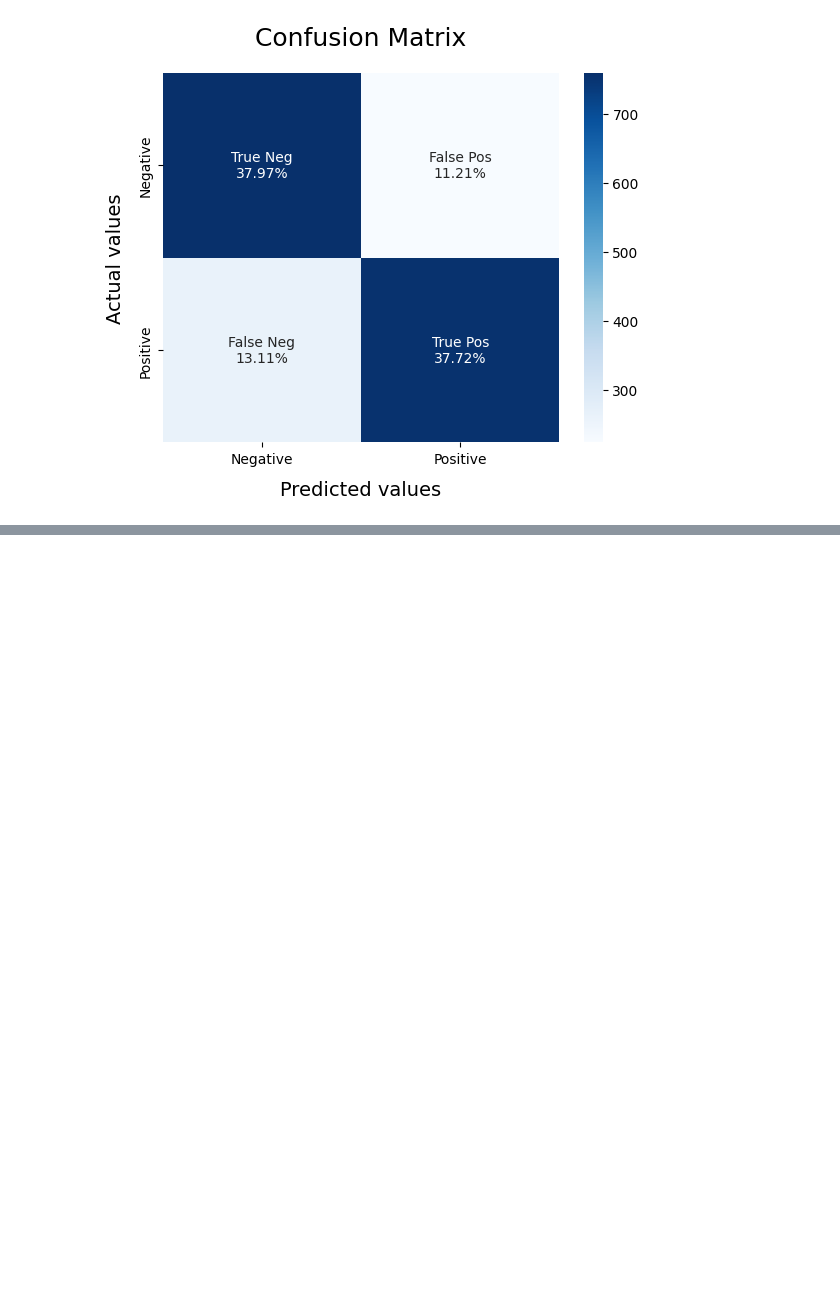
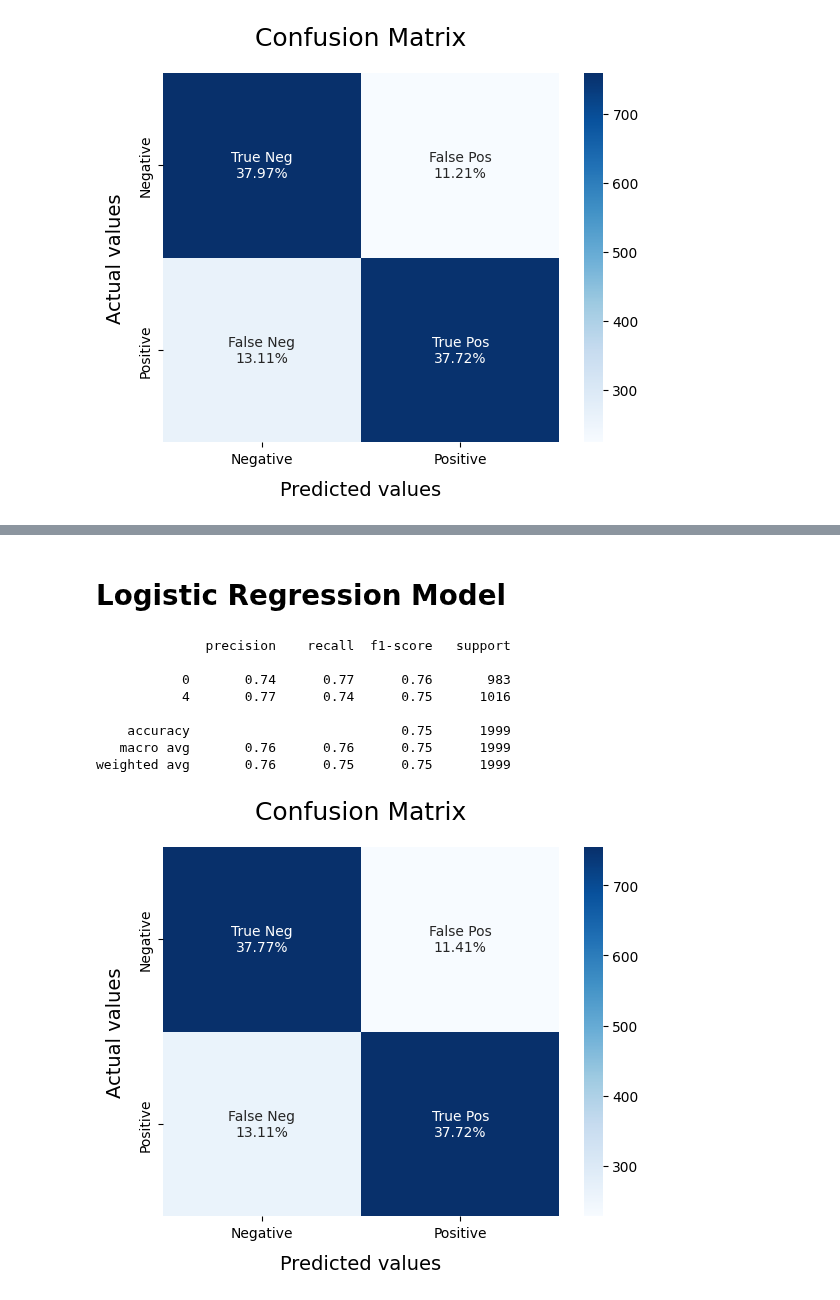
Before and after one commit to thaaoliveira1/Sentiment-Analysis-Twitter-Python, a Jupyter notebook: Bernouill_Regression_SVC.ipynb, the cells around one changed output, grey strips where cells are left out. Drawn from its saved outputs; the diff is of its cells as text; code cells hidden in the pictures; blank space fills up the shorter version.

Commit message:
:white_check_mark: added code for SVC logistic regression and bernouill

```diff
--- a/Bernouill_Regression_SVC.ipynb
+++ b/Bernouill_Regression_SVC.ipynb
@@ -131,0 +146,16 @@ A função bernouill.fit pede uma matriz sparsa e um array n shape. X_train é u
+# %% [markdown]
+# Logistic Regression Model
+# %%
+LRmodel = LogisticRegression(C = 2, max_iter = 1000, n_jobs=-1)
+LRmodel.fit(X_train_vec, y_train)
+model_Evaluate(LRmodel)
+# %% [output]
+              precision    recall  f1-score   support
+
+           0       0.74      0.77      0.76       983
+           4       0.77      0.74      0.75      1016
+
+    accuracy                           0.75      1999
+   macro avg       0.76      0.76      0.75      1999
+weighted avg       0.76      0.75      0.75      1999
+[figure, added]
```
Also changed, not shown: parts of 4 cells of this notebook.
